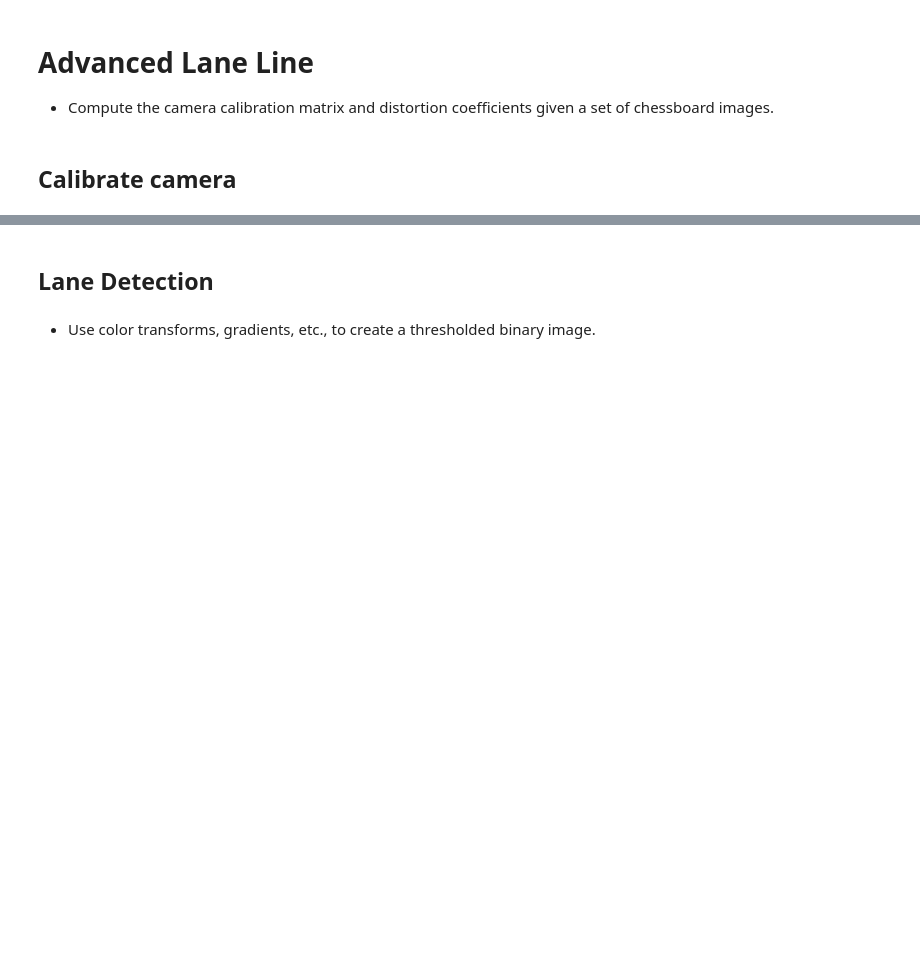
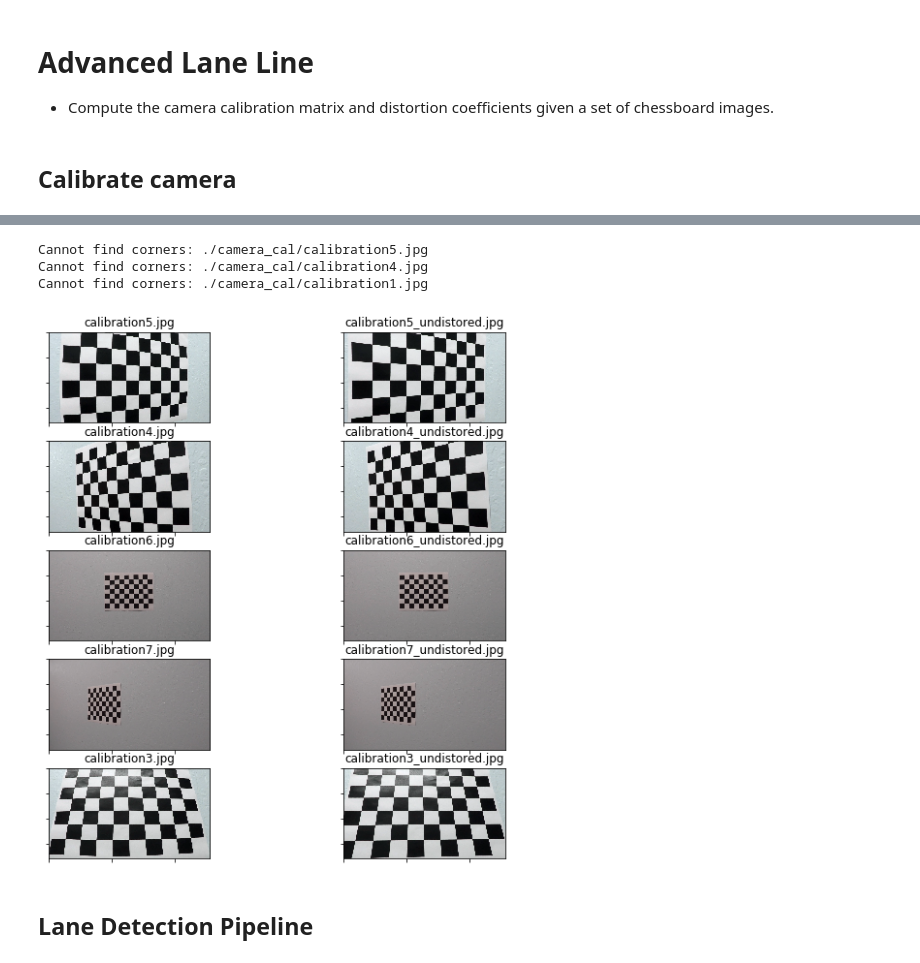
Before and after one commit to samppan/CarND-Advanced-Lane-Lines, a Jupyter notebook: Advanced Lane Lines.ipynb, the cells around one changed output, grey strips where cells are left out. Cells and saved outputs as stored; diff of their text form; code cells hidden in the pictures; blank space fills up the shorter version.

```diff
--- a/Advanced Lane Lines.ipynb
+++ b/Advanced Lane Lines.ipynb
@@ -38,15 +38,10 @@ imgpoints =[]
 
 objp = np.zeros((ny*nx, 3), np.float32)
 objp[:,:2] = np.mgrid[0:nx,0:ny].T.reshape(-1,2)
-# print(objp)
-
-# fig = plt.figure(figsize=(15,15))
-# fig.set_tight_layout(tight=True)
-# ncols = 2
-# nrows = 20
 
 # Calibrate images in camera_cal\
 for i, fname in enumerate(images):
+    # Generate output filename
     savfname = "{}{}{}.jpg".format('./camera_cal_output/',(fname.split(sep='/')[-1]).split(sep='.')[0], "_points")
 
     img = cv2.imread(fname)
@@ -63,6 +58,7 @@ for i, fname in enumerate(images):
         cv2.drawChessboardCorners(img, (nx, ny), corners, ret)
         cv2.imwrite(savfname, img)
 
+
 # Caculate calibration coefficient from all images have points.
 ret, mtx, dist, rvecs, tvecs = cv2.calibrateCamera(objpoints, imgpoints, gray.shape[::-1], None, None)
 
@@ -70,5 +66,5 @@ ret, mtx, dist, rvecs, tvecs = cv2.calibrateCamera(objpoints, imgpoints, gray.sh
 for fname in images:
     savfname = "{}{}{}.jpg".format('./camera_cal_output/',(fname.split(sep='/')[-1]).split(sep='.')[0], "_cal")
     img = cv2.imread(fname)
-    undist = cv2.undistort(img, mtx, ret, None, mtx)
+    undist = cv2.undistort(img, mtx, dist, None, mtx)
     cv2.imwrite(savfname, undist)
@@ -86,0 +132,7 @@ Distort image from calibrated matrices
+# %%
+path = glob.glob('./camera_cal/calibration*.jpg')
+objpoints, imgpoints = cali_images(path)
+# %% [output]
+Cannot find corners: ./camera_cal/calibration5.jpg
+Cannot find corners: ./camera_cal/calibration4.jpg
+Cannot find corners: ./camera_cal/calibration1.jpg
@@ -87,4 +143,23 @@ Distort image from calibrated matrices
+# %%
+examples=path[:5]
+nimg = len(examples)
+
+fig, axes= plt.subplots(ncols=2, nrows=int(nimg))
+fig.set_figheight(10)
+fig.set_figwidth(10)
+# fig.
+
+for i, tmp in enumerate(examples):
+    axes[i, 0].imshow(cv2.imread(tmp))
+    axes[i, 0].set_title("{}.jpg".format(tmp.split(sep="/")[2].split('.')[0]))
+    axes[i, 0].set_xticklabels([])
+    axes[i, 0].set_yticklabels([])
+    axes[i, 1].imshow(cali_undistort(tmp, objpoints, imgpoints))
+    axes[i, 1].set_title("{}_undistored.jpg".format(tmp.split(sep="/")[2].split('.')[0]))
+    axes[i, 1].set_xticklabels([])
+    axes[i, 1].set_yticklabels([])
+fig.savefig("./camera_cal_output/before_after_undistorted.jpg")
+# %% [output]
+[figure, added]
 # %% [markdown]
-## Lane Detection
+## Lane Detection Pipeline
-# %% [markdown]
-* Use color transforms, gradients, etc., to create a thresholded binary image.
```
Also changed, not shown: parts of 19 cells of this notebook.
